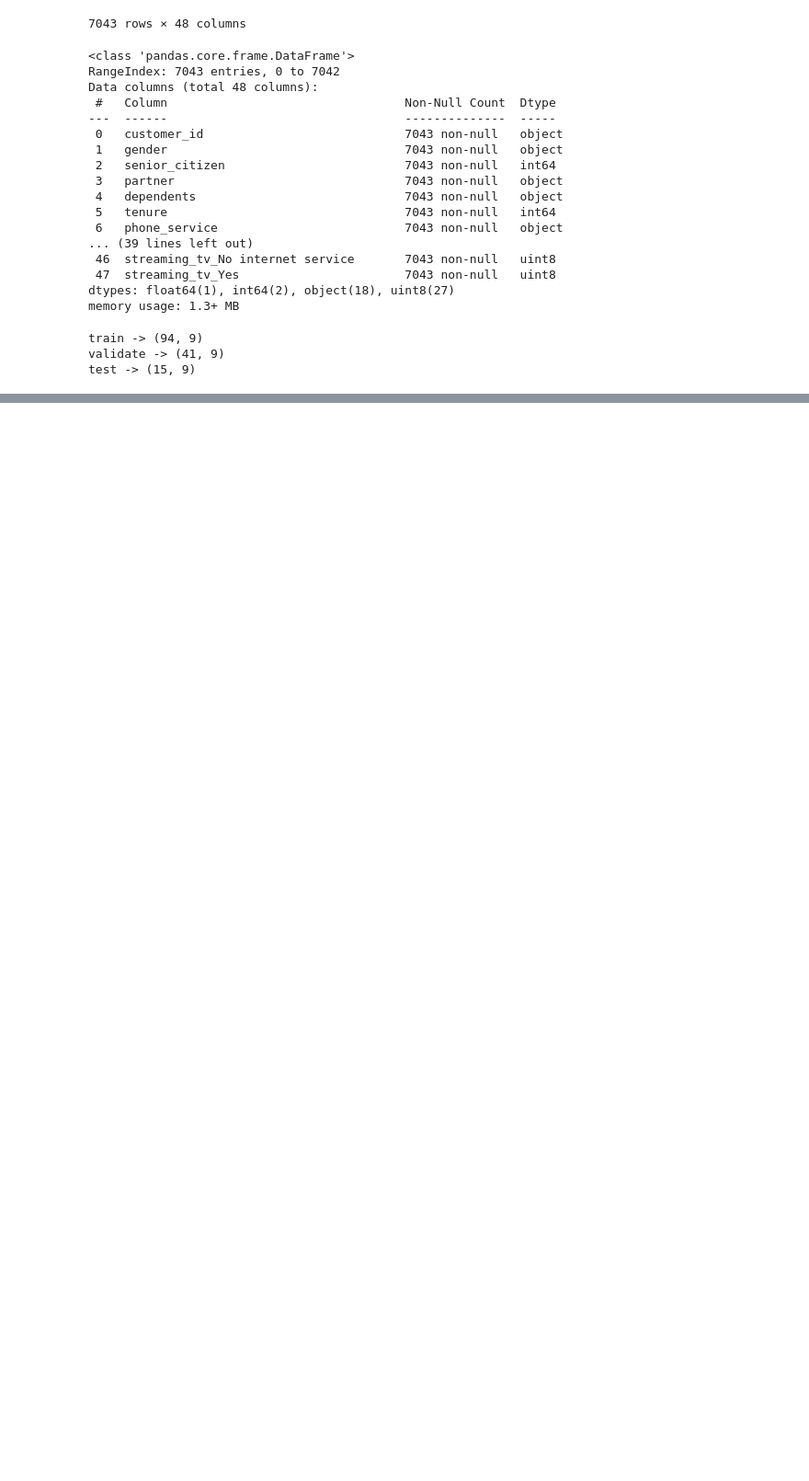
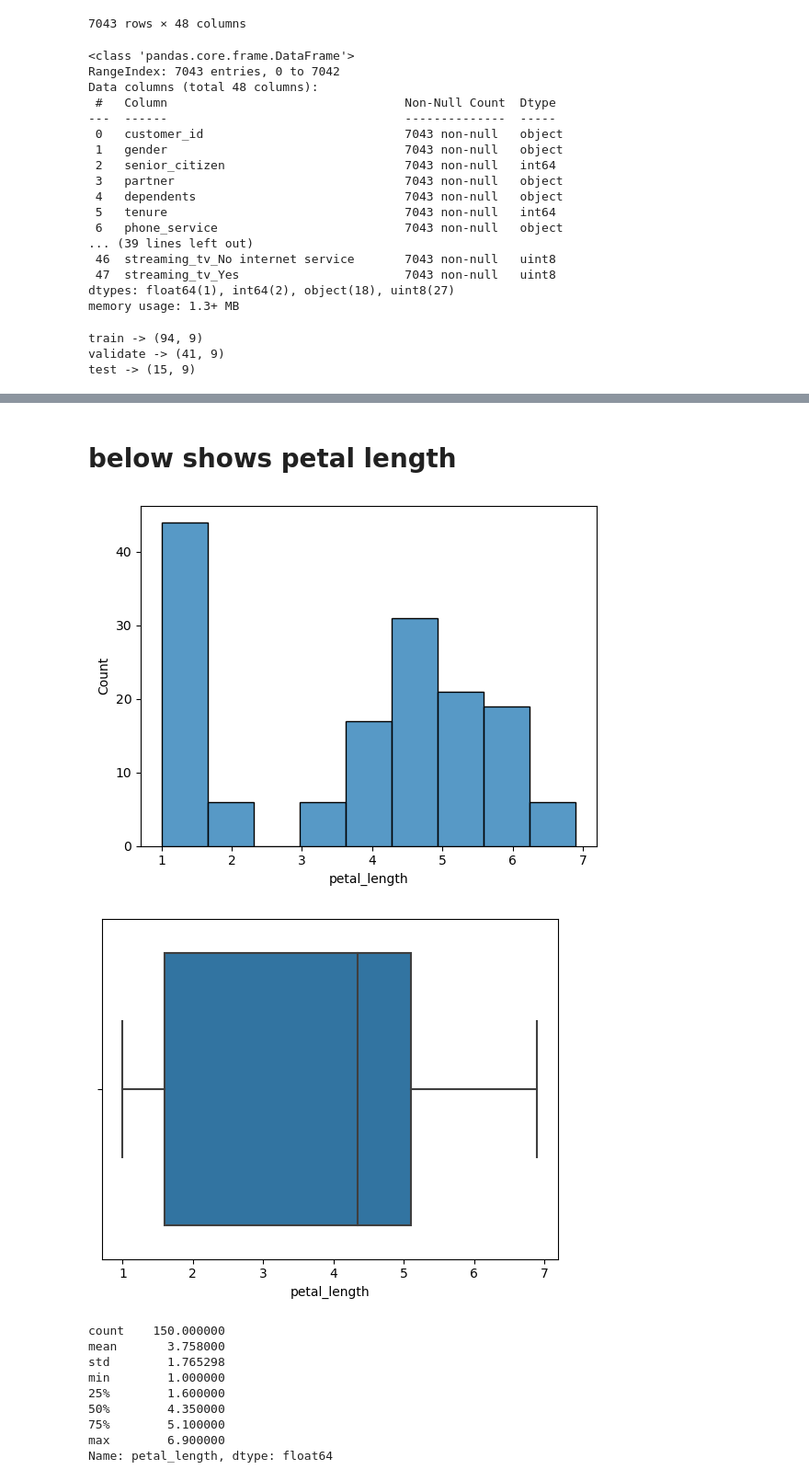
Before and after one commit to wherrickjr/classification-exercises, a Jupyter notebook: classification_exercises.ipynb, the cells around one changed output, grey strips where cells are left out. Shown at 92% size. Cells and saved outputs as stored; diff of their text form; code cells hidden in the pictures; blank space fills up the shorter version.

```diff
--- a/classification_exercises.ipynb
+++ b/classification_exercises.ipynb
@@ -617,0 +720,20 @@ warnings.filterwarnings("ignore")
+# %% [markdown]
+# below shows petal length
+# %%
+sns.histplot(iris_df.petal_length)
+plt.show()
+sns.boxplot(iris_df.petal_length)
+plt.show()
+iris_df.petal_length.describe()
+# %% [output]
+[figure, added]
+[figure, added]
+count    150.000000
+mean       3.758000
+std        1.765298
+min        1.000000
+25%        1.600000
+50%        4.350000
+75%        5.100000
+max        6.900000
+Name: petal_length, dtype: float64
```
Also changed, not shown: parts of 64 cells of this notebook.
